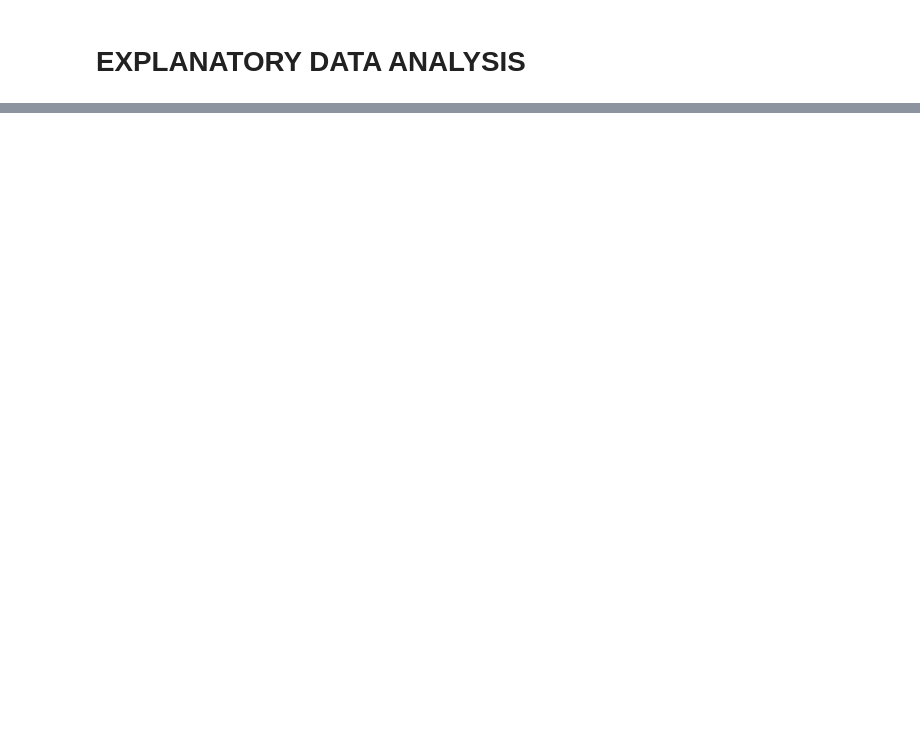
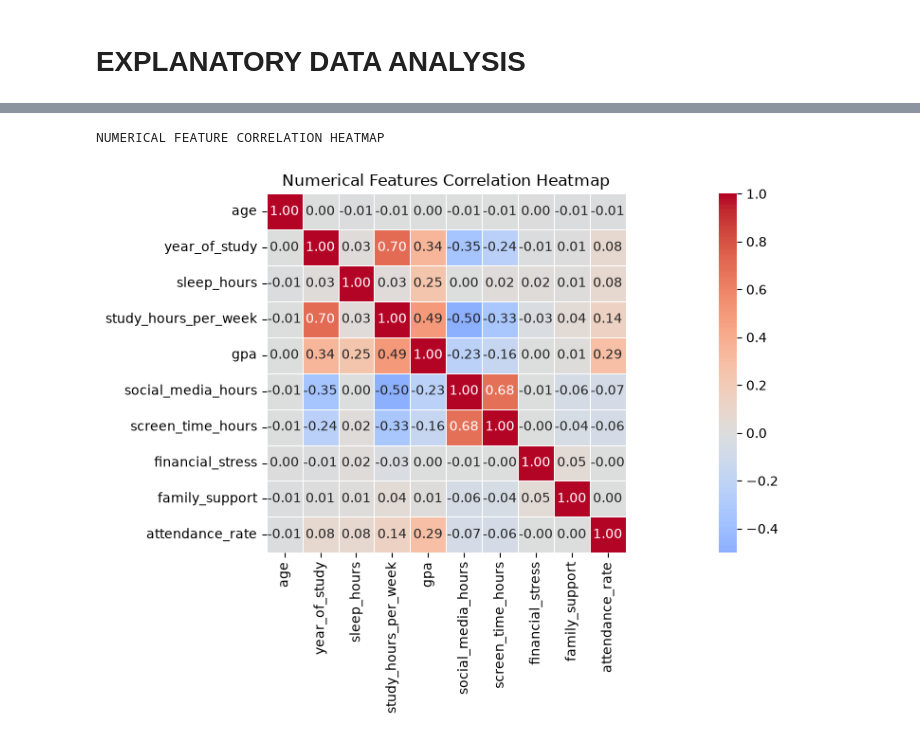
Before and after one commit to mohammed-mehdi-saibat/students-mental-state-predictor, a Jupyter notebook: notebooks/01_explanatory_data_anaylisis.ipynb, the cells around one changed output, grey strips where cells are left out. Cells and saved outputs as stored; diff of their text form; code cells hidden in the pictures; blank space fills up the shorter version.

Commit message:
feat: complete EDA analysis and automate plot exports

```diff
--- a/notebooks/01_explanatory_data_anaylisis.ipynb
+++ b/notebooks/01_explanatory_data_anaylisis.ipynb
@@ -86,0 +79,6 @@ memory usage: 328.2 KB
+# %%
+# Correlation and feature relevance
+correlation_and_feature_relevance(df)
+# %% [output]
+NUMERICAL FEATURE CORRELATION HEATMAP
+[figure, added]
```
Also changed, not shown: parts of 11 cells of this notebook, 1 other file.
